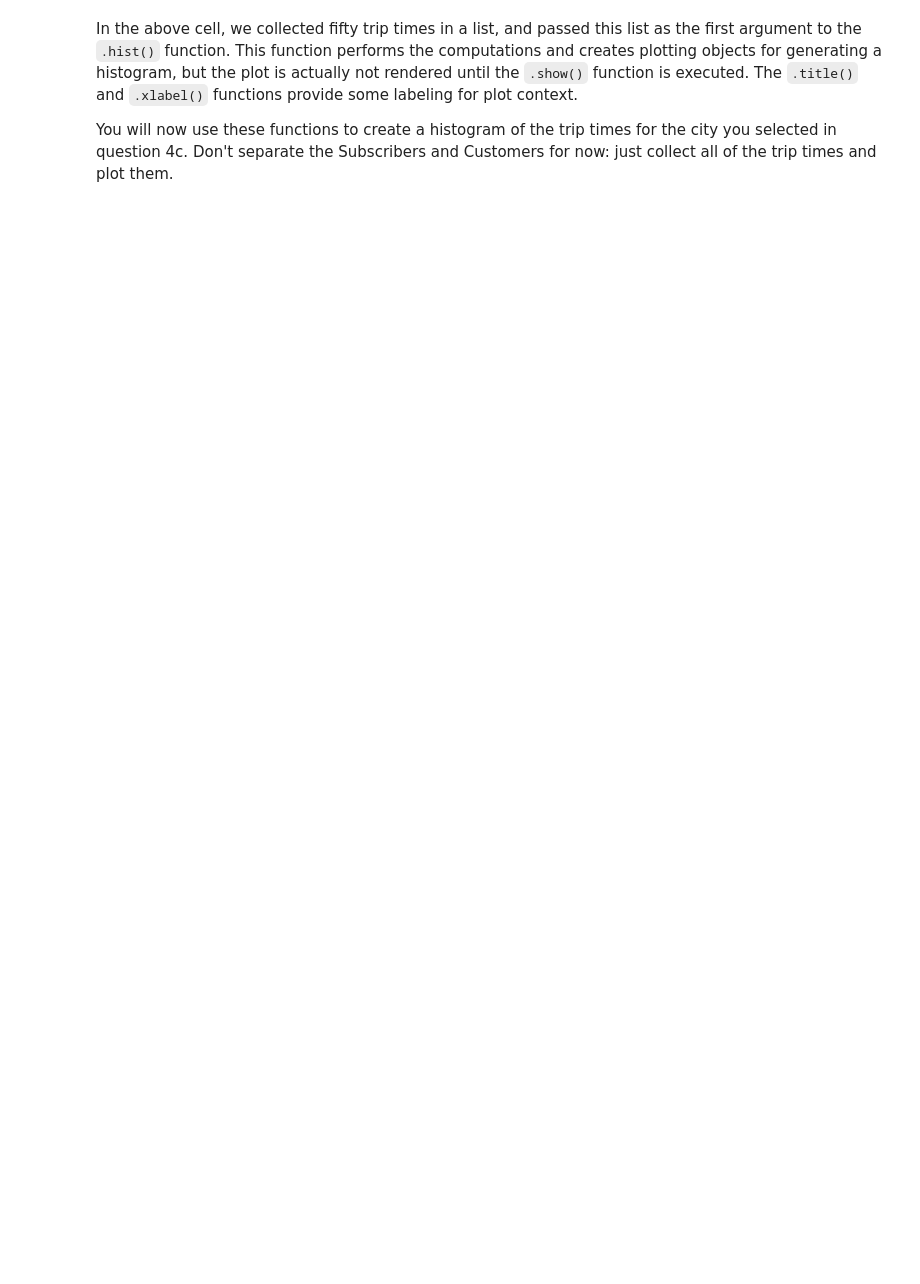
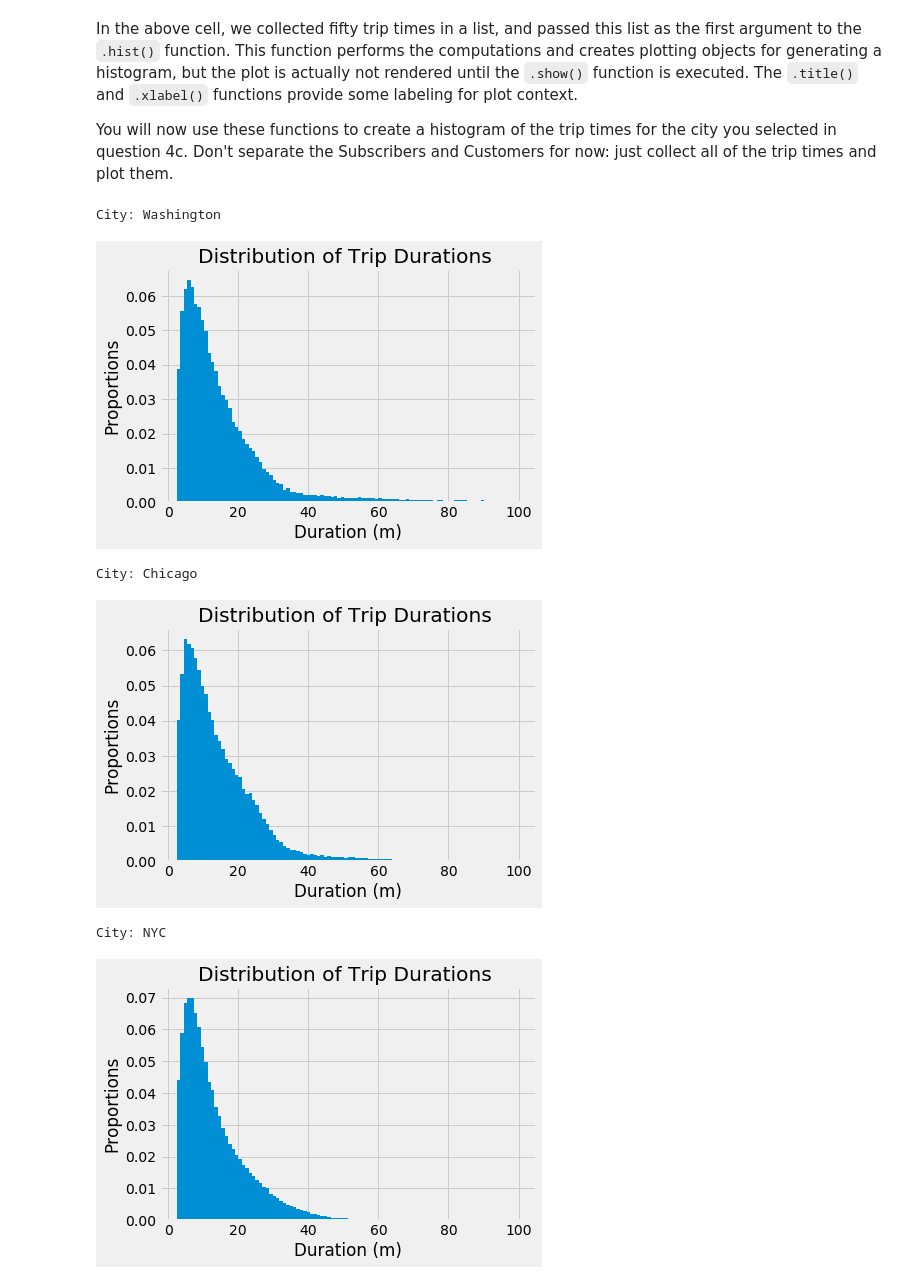
Before and after one commit to OsamaHamdyOsman/DAND_Udacity_Us_Bikeshare_analysis, a Jupyter notebook: Bike_Share_Analysis.ipynb, the cells around one changed output. Cells and saved outputs as stored; diff of their text form; code cells hidden in the pictures; blank space fills up the shorter version.

```diff
--- a/Bike_Share_Analysis.ipynb
+++ b/Bike_Share_Analysis.ipynb
@@ -257,7 +257,7 @@ def type_of_user(datum, city):
         if datum['Member Type'] == "Registered":
             datum['Member Type'] = "Subscriber"
         elif datum['Member Type'] == "Casual":
-            datum['Member Type'] == "Customer"
+            datum['Member Type'] = "Customer"
 
         user_type = datum['Member Type']
     else:
@@ -278,7 +278,7 @@ for city in tests:
 # %% [markdown]
 **Question 3b**: Now, use the helper functions you wrote above to create a condensed data file for each city consisting only of the data fields indicated above. In the `/examples/` folder, you will see an example datafile from the [Bay Area Bike Share](http://www.bayareabikeshare.com/open-data) before and after conversion. Make sure that your output is formatted to be consistent with the example file.
 # %%
-with open('./data/Chicago-Divvy-2016.csv') as f:
+with open('./data/Washington-CapitalBikeshare-2016.csv') as f:
     reader = csv.DictReader(f)
     for row in reader:
         print(row)
@@ -681,0 +681,36 @@ You will now use these functions to create a histogram of the trip times for the
+# %%
+## Use this and additional cells to collect all of the trip times as a list ##
+## and then use pyplot functions to generate a histogram of trip times.     ##
+
+def plot_trip_durations(filename):
+    """
+    The function takes a filename and returns a histogram for the corresponding trip times
+    """
+    # opening the file
+    with open(filename, 'r') as file:
+        # initializing an empty list for durations
+        durations_list = []
+
+        # Set a csv reader object
+        trip_reader = csv.DictReader(file)
+
+        for row in trip_reader:
+            durations_list.append(float(row['duration']))
+    # plotting the data and excluding the highly infreaquent data points by setting a range parameter between 2.5 to 100 minutes
+    plt.hist(durations_list, bins=100, range=(2.5,100), density= True)
+    plt.title('Distribution of Trip Durations ')
+    plt.xlabel('Duration (m)')
+    plt.ylabel('Proportions')
+    plt.style.use('fivethirtyeight')
+    plt.show()
+# %%
+for city, filename in cleaned_city_info.items():
+    print("\nCity: {}\n".format(city))
+    plot_trip_durations(filename)
+# %% [output]
+City: Washington
+[figure, added]
+City: Chicago
+[figure, added]
+City: NYC
+[figure, added]
```
Also changed, not shown: parts of 21 cells of this notebook, 2 other files.
